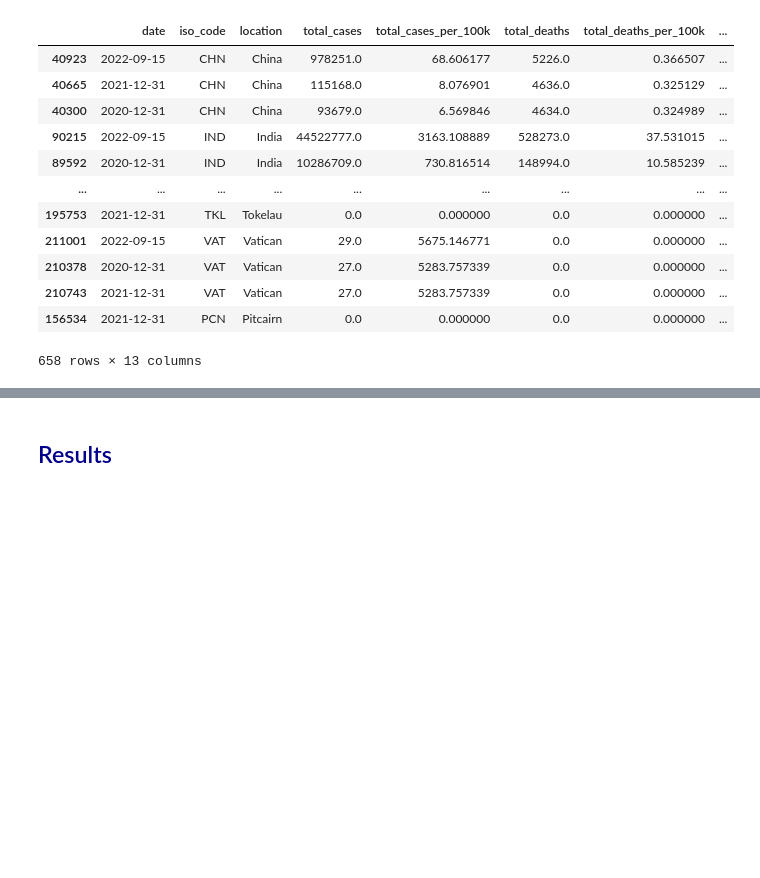
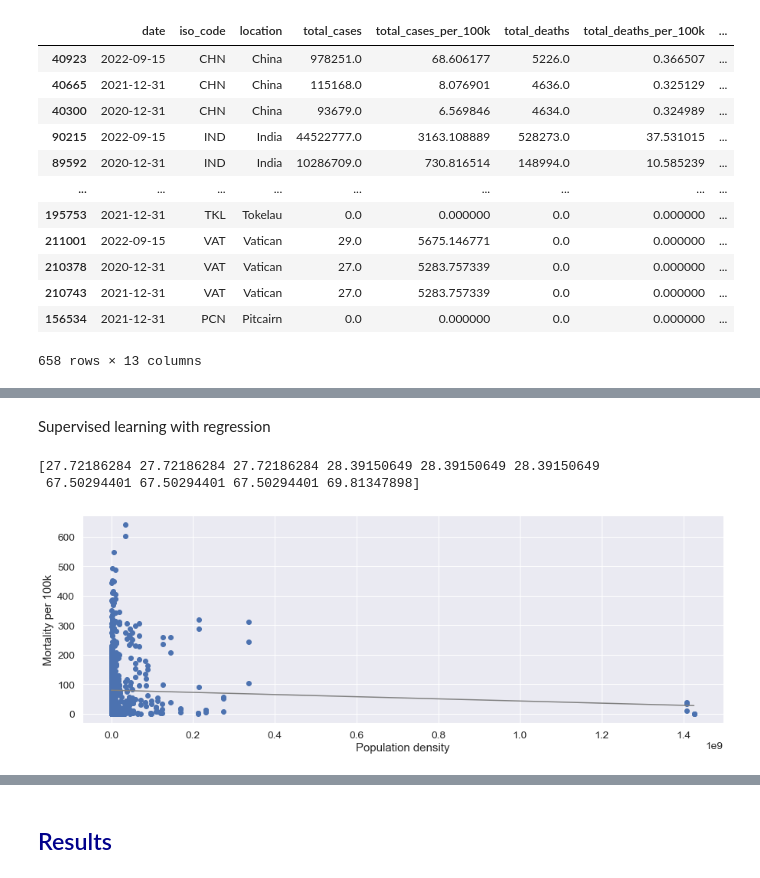
Before and after one commit to PhillipNM/UCDPA_PhillipMarsh, a Jupyter notebook: z. Practice setting up project report.ipynb, the cells around one changed output, grey strips where cells are left out. Drawn from its saved outputs; the diff is of its cells as text; code cells hidden in the pictures; blank space fills up the shorter version.

```diff
--- a/z. Practice setting up project report.ipynb
+++ b/z. Practice setting up project report.ipynb
@@ -1595,0 +1677,42 @@ plt.ylabel("Accuracy")
+# %% [markdown]
+Supervised learning with regression
+# %%
+#training and testing the data
+#from datacamp
+
+#covid_data_ml
+#covid_data_ml1
+#covid_data_ml2
+
+
+ml_data = covid_data_ml1
+
+
+X = ml_data.drop("total_deaths_per_100k",axis=1).values #drop target value
+y = ml_data["total_deaths_per_100k"].values #target observations
+
+
+# predicting mortality using population density
+#predict using pop_density (3)
+X_pop_d = X[:,3]
+#print(y.shape, X_pop_d.shape) # check shape
+# reshape
+X_pop_d = X_pop_d.reshape(-1,1)
+#print(X_pop_d.shape) #check shape
+
+#regression model
+reg = LinearRegression()
+reg.fit(X_pop_d,y)
+predictions = reg.predict(X_pop_d)
+print(predictions[:10])
+
+#plot Total_deaths per 100k vs. population density with regression
+plt.scatter(X_pop_d, y)
+plt.plot(X_pop_d, predictions, color = "gray")
+plt.ylabel("Mortality per 100k")
+plt.xlabel("Population density")
+plt.show()
+# %% [output]
+[27.72186284 27.72186284 27.72186284 28.39150649 28.39150649 28.39150649
+ 67.50294401 67.50294401 67.50294401 69.81347898]
+[figure, added]
```
Also changed, not shown: parts of 49 cells of this notebook.
